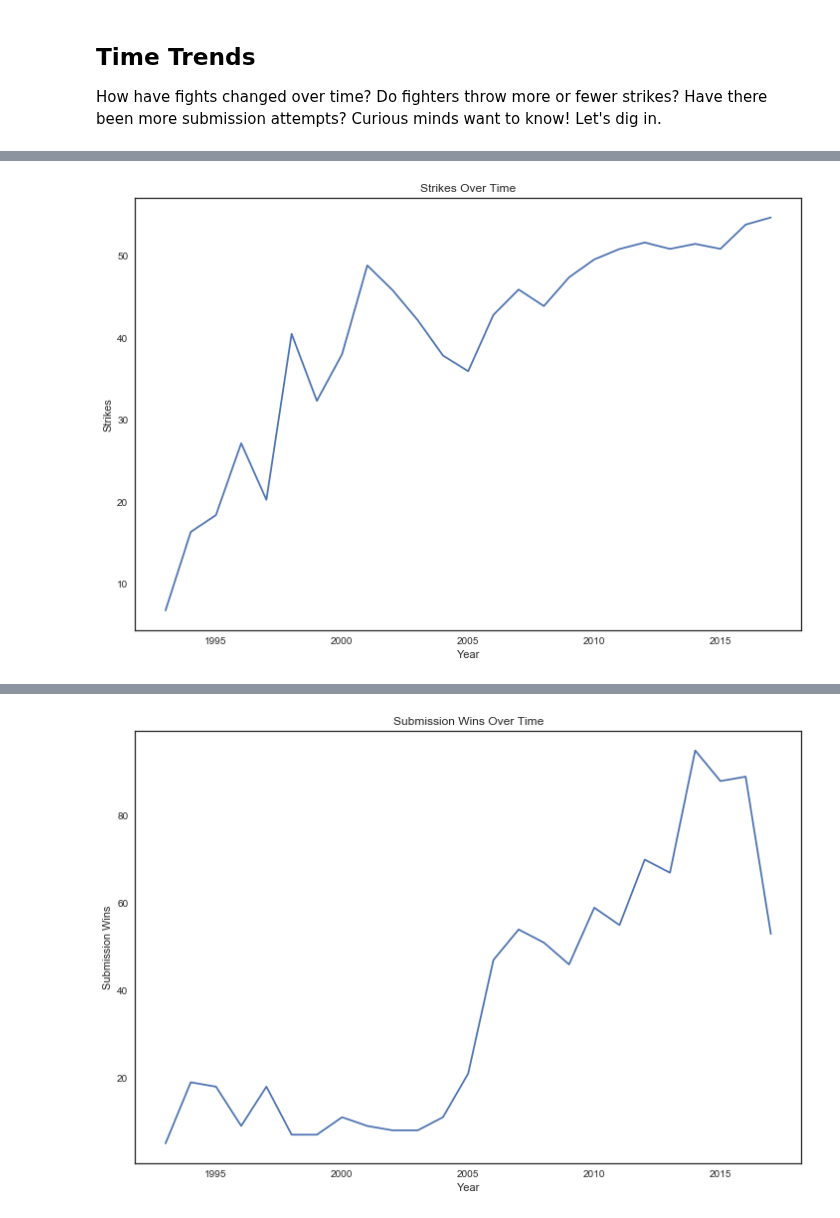
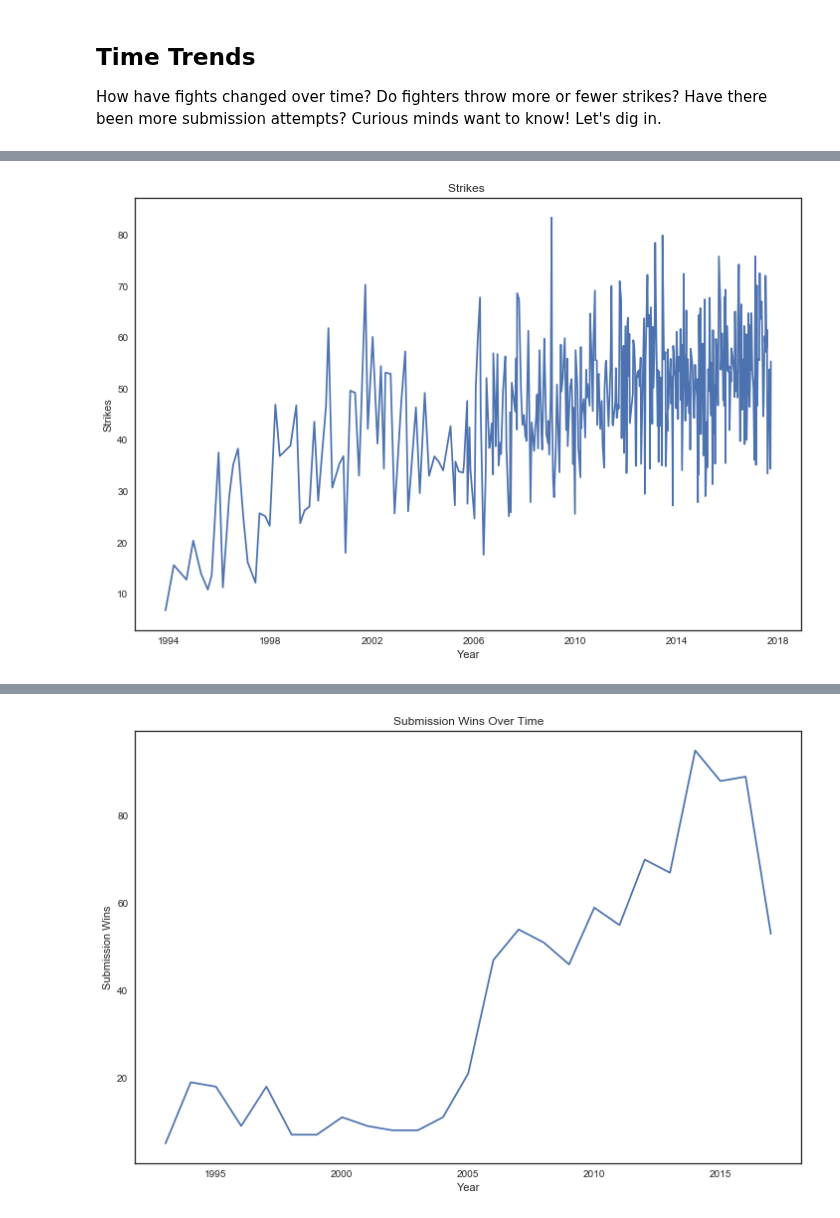
Before and after one commit to cfergusonlee/ufc_fight_analysis, a Jupyter notebook: ufc_analysis.ipynb, the cells around one changed output, grey strips where cells are left out. Drawn from its saved outputs; the diff is of its cells as text; code cells hidden in the pictures.

Commit message:
Improved time series plots

```diff
--- a/ufc_analysis.ipynb
+++ b/ufc_analysis.ipynb
@@ -544,21 +542,19 @@ plt.show()
 [figure]
 # %%
 # Closer look at strike targets
-'''
-for i in range(0,10,2):
-    df = types_df[(types_df['variable']==strike_types[i]) | (types_df['variable']==strike_types[i+1])]
-    plt.figure(figsize=(12,8))
-    sns.set_style("whitegrid")
-    sns.violinplot(
-        x='variable',
-        y='value',
-        data=df,
-        hue='win/loss',
-        palette='Set1',
-        split=True
-    )
-    plt.show()
-'''
+# for i in range(0,10,2):
+#     df = types_df[(types_df['variable']==strike_types[i]) | (types_df['variable']==strike_types[i+1])]
+#     plt.figure(figsize=(12,8))
+#     sns.set_style("whitegrid")
+#     sns.violinplot(
+#         x='variable',
+#         y='value',
+#         data=df,
+#         hue='win/loss',
+#         palette='Set1',
+#         split=True
+#     )
+#     plt.show()
 # %% [markdown]
 ## Grappling
 # %%
@@ -705,9 +741,10 @@ How have fights changed over time? Do fighters throw more or fewer strikes? Have
 # %%
 plt.figure(figsize=(12,8))
-plt.plot(fight_df.groupby(fight_df.date.dt.year)['strikes'].mean())
-plt.title('Strikes Over Time')
+plt.plot(fight_df.groupby('date')['strikes'].mean())
+#plt.plot(fight_df.groupby(fight_df.date.dt.year)['strikes'].mean())
+plt.title('Strikes ')
 plt.xlabel('Year')
 plt.ylabel('Strikes')
 plt.show()
 # %% [output]
-[figure, old version]
+[figure, new version]
```
Also changed, not shown: parts of 22 cells of this notebook, 2 other files.
